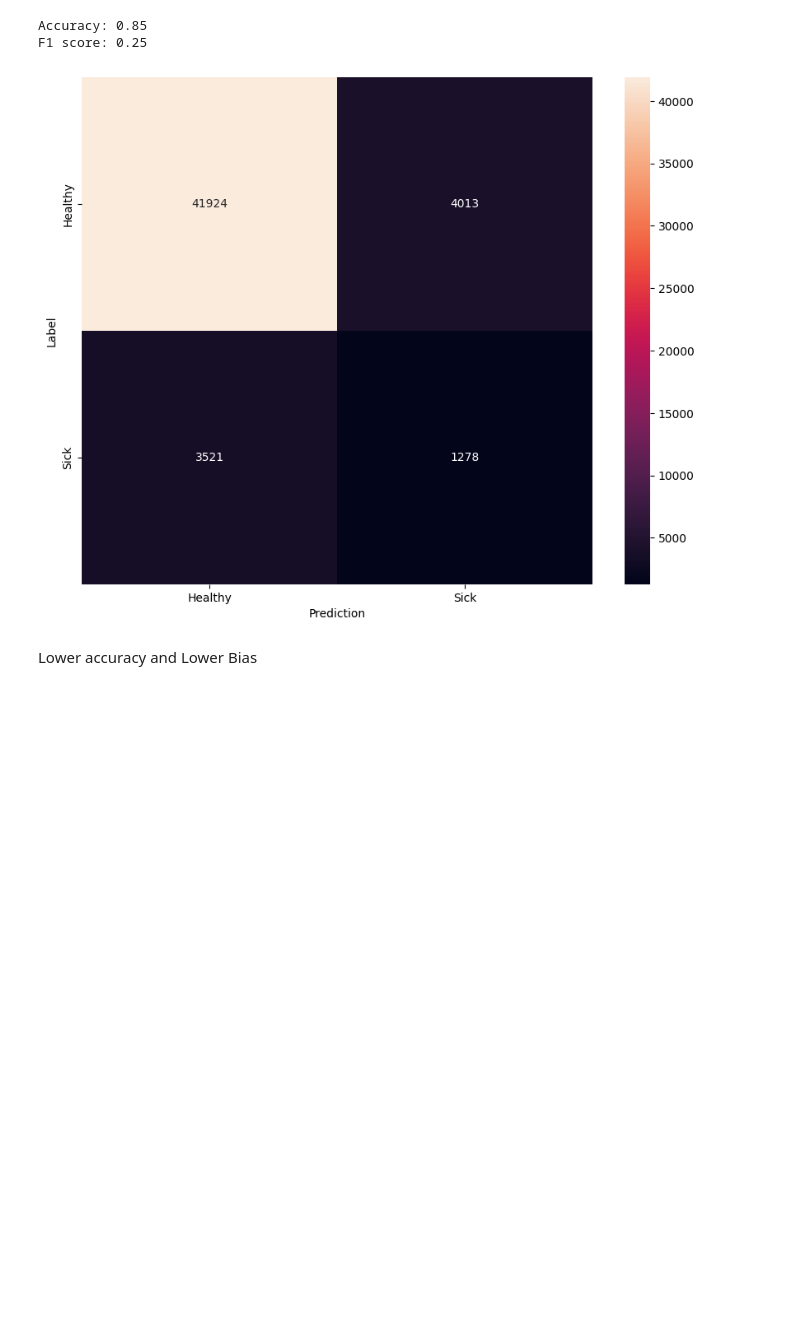
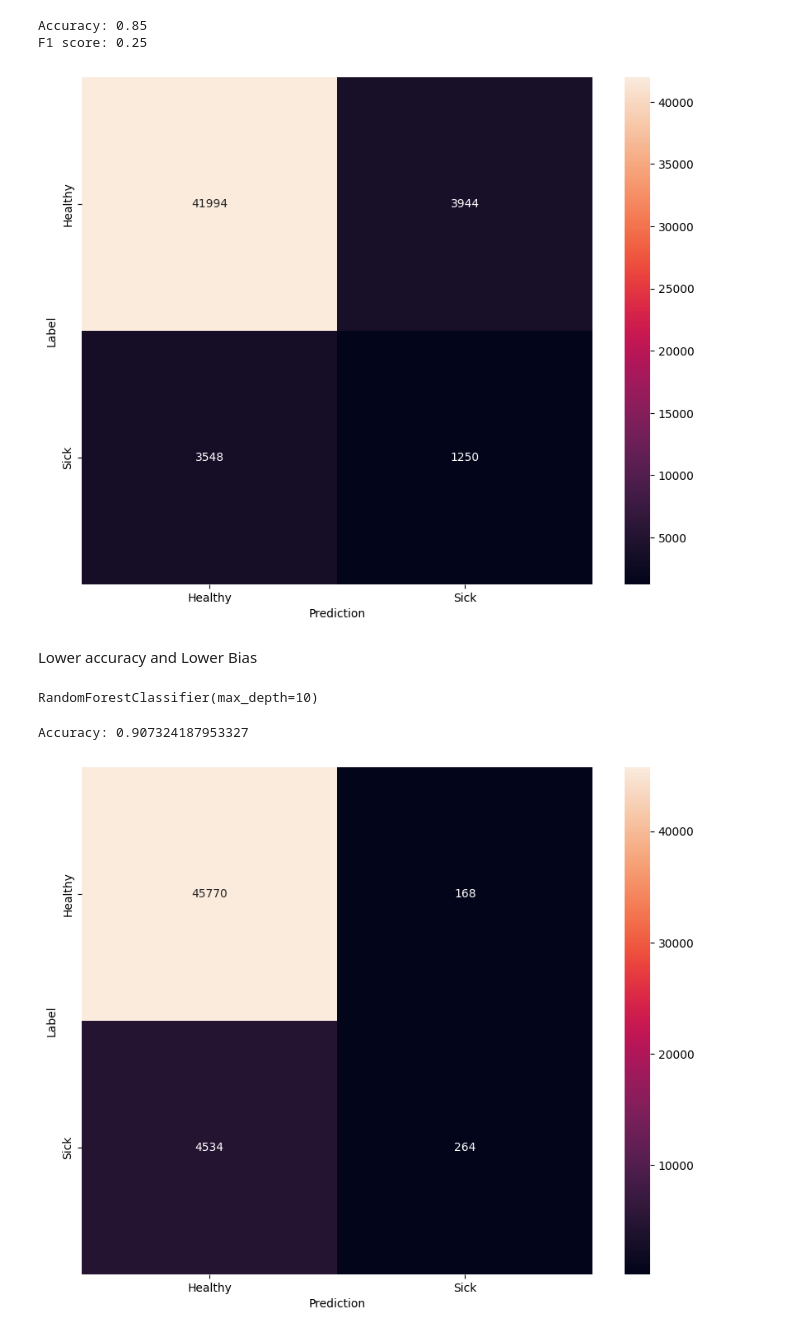
Before and after one commit to GNajeral/Data-Process-Second-Assignment-Pt2, a Jupyter notebook: second_assignment.ipynb, the cells around one changed output. Drawn from its saved outputs; the diff is of its cells as text; code cells hidden in the pictures; blank space fills up the shorter version.

Commit message:
Some changes to decission tree model

```diff
--- a/second_assignment.ipynb
+++ b/second_assignment.ipynb
@@ -112,0 +133,25 @@ model = DecisionTreeClassifier()
+# %%
+X = df.values
+y = target.values
+sample_weight = tf.where(y_train == 1, 2, 1)
+# Iterate over the folds
+for train_index, test_index in kfold.split(X):
+    # Split the data into train and test sets for the current fold
+    X_train, X_test = X[train_index], X[test_index]
+    y_train, y_test = y[train_index], y[test_index]
+
+    # Train the model on the train set
+    model.fit(X_train, y_train, sample_weight=sample_weight)
+
+     # Evaluate the model on the test set
+    score = model.score(X_test, y_test)
+    print(f'Test score: {score:.2f}')
+
+# Calculate the mean and standard deviation of the evaluation metrics
+mean_accuracy = np.mean([x[0] for x in eval_metrics])
+std_accuracy = np.std([x[0] for x in eval_metrics])
+mean_f1_score = np.mean([x[1] for x in eval_metrics])
+std_f1_score = np.std([x[1] for x in eval_metrics])
+
+print(f'Mean accuracy: {mean_accuracy:.3f} (+/- {std_accuracy:.3f})')
+print(f'Mean F1 score: {mean_f1_score:.3f} (+/- {std_f1_score:.3f})')
@@ -113,6 +166,6 @@ model = DecisionTreeClassifier()
 # %%
 # Fit the model to the training data
-model.fit(X_train, y_train)
+model.fit(X_train, y_train, sample_weight=sample_weight)
 # %% [output]
 DecisionTreeClassifier()
 # %%
@@ -140,3 +193,32 @@ plt.show()
 [figure]
 # %% [markdown]
 Lower accuracy and Lower Bias
+# %%
+# Train the model
+model = RandomForestClassifier(n_estimators=100, max_depth=10)
+# %%
+model.fit(X_train, y_train)
+# %% [output]
+RandomForestClassifier(max_depth=10)
+# %%
+# Make predictions on the testing set
+y_pred = model.predict(X_test)
+# %%
+# Evaluate the model
+accuracy = model.score(X_test, y_test)
+print("Accuracy:", accuracy)
+# %% [output]
+Accuracy: 0.907324187953327
+# %%
+confusion_mtx = tf.math.confusion_matrix(y_test, y_pred)
+matriz = confusion_mtx.numpy()
+plt.figure(figsize=(10,8))
+sns.heatmap(confusion_mtx,
+xticklabels=['Healthy', 'Sick'],
+yticklabels=['Healthy', 'Sick'],
+annot=True, fmt='g')
+plt.xlabel('Prediction')
+plt.ylabel('Label')
+plt.show()
+# %% [output]
+[figure, added]
```
Also changed, not shown: parts of 11 cells of this notebook.
